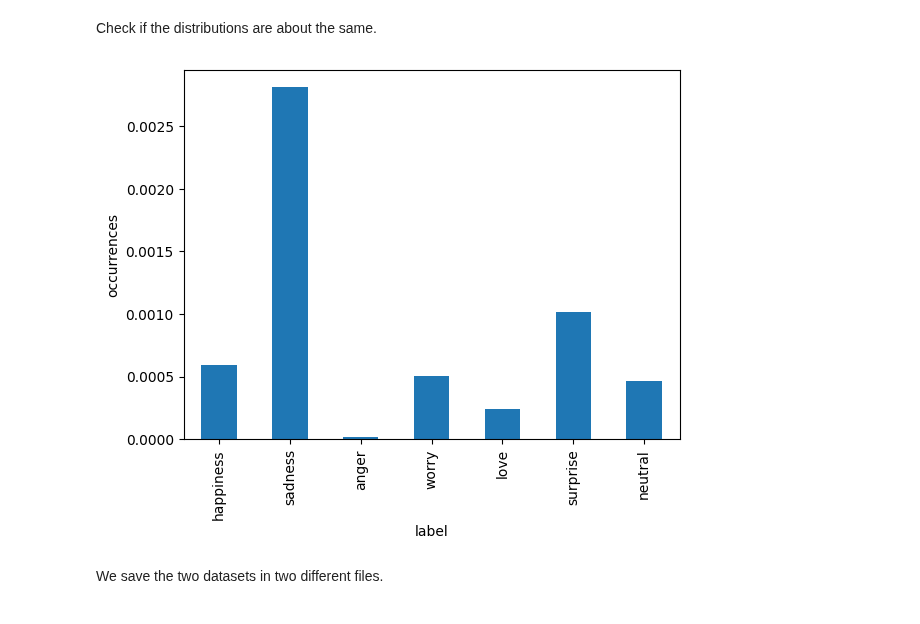
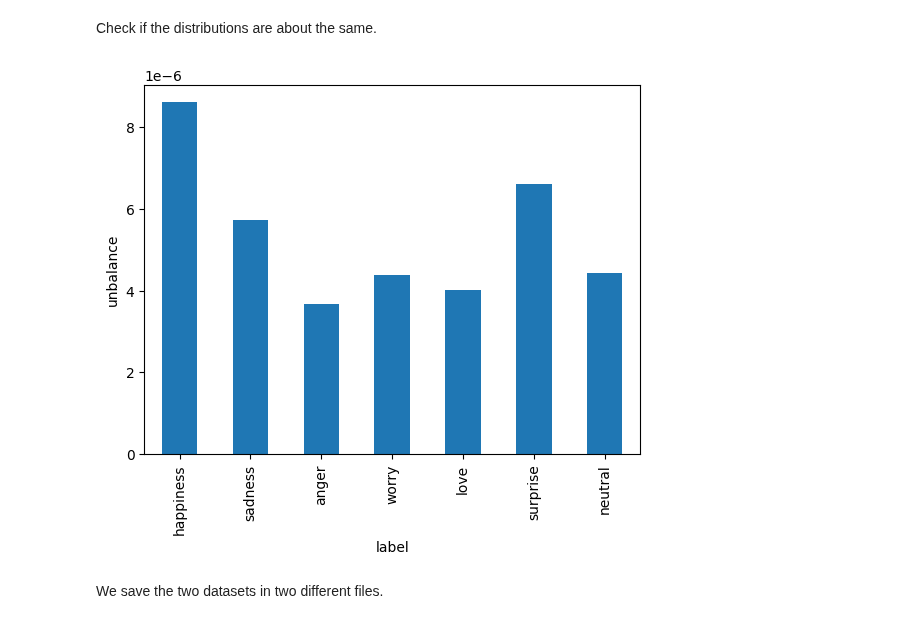
Before and after one commit to Etto48/DataMiningProject, a Jupyter notebook: src/notebooks/preprocess_dataset.ipynb, the cells around one changed output. Saved outputs shown, nothing was run; the diff lists cells and outputs as text; code cells hidden in the pictures.

```diff
--- a/src/notebooks/preprocess_dataset.ipynb
+++ b/src/notebooks/preprocess_dataset.ipynb
@@ -48,6 +48,7 @@ df.to_csv(f"{PROJECT_ROOT}/data/emotions.tsv", sep="\t", index=False)
 crowdflower = pd.read_csv(f"{PROJECT_ROOT}/data/crowdflower.tsv", sep="\t", encoding="ISO-8859-1")
 
 dataset = pd.concat([df, crowdflower], ignore_index=True)
+dataset.drop_duplicates(subset="text", inplace=True)
 # %%
 dataset['label'].value_counts().plot(kind='bar', xlabel='label', ylabel='occurrences')
 # %% [output]
@@ -96,10 +92,30 @@ train = dataset.loc[train_indices]
+# %%
+SPLIT = 0.2
+dataset = dataset.sample(frac=1, random_state=RANDOM_SEED)
+
+indices_per_class = dict([(k, []) for k in classes])
+for c in classes:
+    indices_per_class[c] = dataset[dataset['label'] == c].index
+
+test_indices = []
+train_indices = []
+
+for c in classes:
+    n = len(indices_per_class[c])
+    train_len = n - int(n * SPLIT)
+
+    train_indices.extend(indices_per_class[c][:train_len])
+    test_indices.extend(indices_per_class[c][train_len:])
+
+test = dataset.loc[test_indices]
+train = dataset.loc[train_indices]
 # %% [markdown]
 Check if the distributions are about the same.
 # %%
-(np.abs(test["label"].value_counts()/len(test) - train["label"].value_counts()/len(train))).plot(kind='bar', xlabel='label', ylabel='occurrences')
+(np.abs(test["label"].value_counts()/len(test) - train["label"].value_counts()/len(train))).plot(kind='bar', xlabel='label', ylabel='unbalance')
 plt.show()
 # %% [output]
-[figure, old version]
+[figure, new version]
 # %% [markdown]
 We save the two datasets in two different files.
 # %%
```
Also changed, not shown: parts of 3 cells of this notebook, 9 other files.
